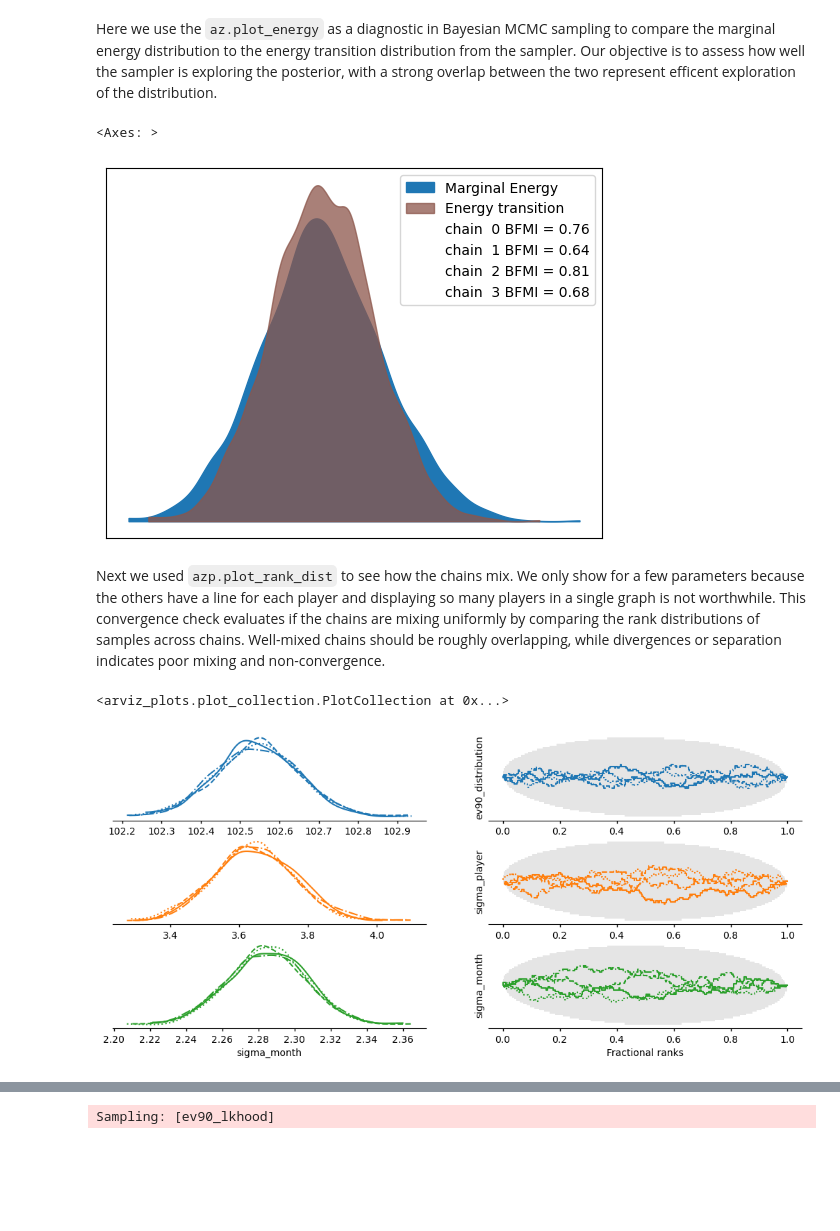
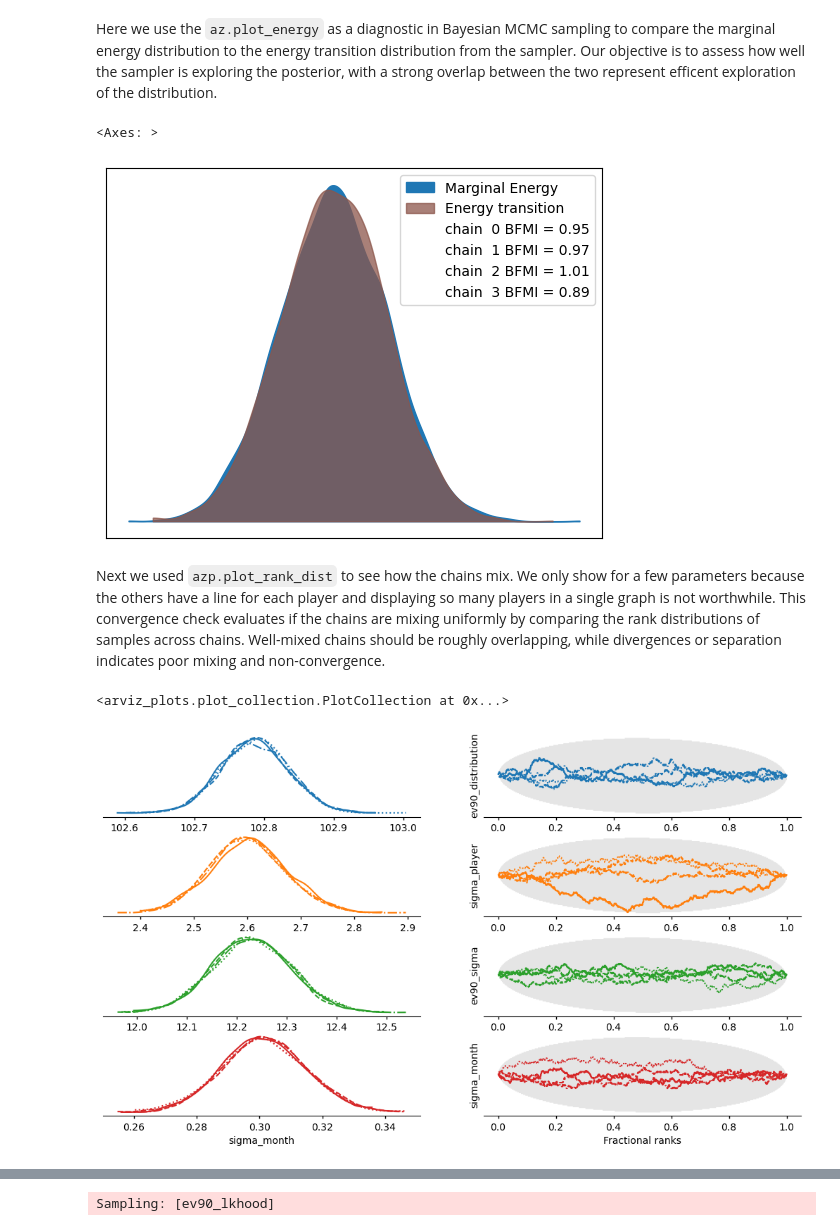
Before and after one commit to remmertjack/portfolio, a Jupyter notebook: batspeed/ev90_model.ipynb, the cells around one changed output, grey strips where cells are left out. Saved outputs shown, nothing was run; the diff lists cells and outputs as text; code cells hidden in the pictures; blank space fills up the shorter version.

```diff
--- a/batspeed/ev90_model.ipynb
+++ b/batspeed/ev90_model.ipynb
@@ -160,14 +177,14 @@ def sample_posterior_pred(model: pm.Model, trace: az.InferenceData) -> az.Infere
 Prior to running the model, we define some empirical means and standard deviations to help our priors.
 # %%
 # empirical means
-mu_emp = np.array([df['ev90'].mean(), df['bat_speed'].mean()])
-sigma_emp = np.array([df['ev90'].std(), df['bat_speed'].std()])
+emp_means = np.array([df['ev90'].mean(), df['bat_speed'].mean()])
+emp_stds = np.array([df['ev90'].std(), df['bat_speed'].std()])
 
-print(mu_emp)
-print(sigma_emp)
+print(emp_means)
+print(emp_stds)
 
-mu_ev90 = mu_emp[0]
-sigma_ev90 = sigma_emp[0]
+ev90_obs_mean = emp_means[0]
+ev90_obs_std = emp_stds[0]
 
 # main data
 n_obs = len(df)
@@ -179,5 +196,5 @@ ev90_index_vals = np.where(ev90_mask)[0].astype("int32") # indices of observed e
 ev90_observed = ev90_values[ev90_index_vals]
 
 bips_observed = np.clip(bips_values[ev90_index_vals], 1, 200)
-sigma_ev90_observed = sigma_ev90/np.sqrt(bips_observed)
+bips_sqrt = np.sqrt(bips_observed)
 # %% [output]
@@ -198,7 +215,7 @@ The first equation is our measurement likelihood: observed EV90 is normally dist
 # %%
 coords = {
     "observation_id": np.arange(n_obs),
-    "ev90_obs_id": np.arange(len(ev90_index_vals)),
+    "ev_obs_id": np.arange(len(ev90_index_vals)),
     "time": time_list,
     "time_walk": time_list[1:],
     "player": player_name_list
@@ -208,15 +225,15 @@ with pm.Model(coords=coords) as model:
     # data
     time_idx = pm.Data("time_idx", time_index_vals, dims=("observation_id",))
     player_idx = pm.Data("player_idx", player_index_vals, dims=("observation_id",))
-    ev90_idx = pm.Data('ev90_idx', ev90_index_vals, dims=("ev90_obs_id",))
+    ev_obs_idx = pm.Data('ev_idx', ev90_index_vals, dims=("ev_obs_id",))
 
     # priors
     ## ev90 distribution
-    ev90_distribution = pm.Normal('ev90_distribution', mu=mu_ev90, sigma=sigma_ev90)
-    ## how much do we expect players to vary from the overall mean ev90 +/- 3*sigma
-    sigma_player = pm.HalfNormal('sigma_player', sigma=1.0)
+    ev90_distribution = pm.Normal('ev90_distribution', mu=ev90_obs_mean, sigma=ev90_obs_std)
+    ## how much do we expect players to vary from the overall mean ev90
+    sigma_player = pm.Exponential('sigma_player', 1.0)
     ## month over month change in ev90
-    sigma_month = pm.HalfNormal('sigma_month', sigma=1.0)
+    sigma_month = pm.Exponential('sigma_month', scale = 1/3)
 
     # set initial values from N(0,1) dist
     player_init_raw = pm.Normal('player_init_raw', mu=0, sigma=1.0, dims=("player"))
@@ -236,7 +253,7 @@ with pm.Model(coords=coords) as model:
     ], axis=0)
 
     # scale the walk by innovation variance
-    monthly_walk = pm.Deterministic('monthly_walk', walk*sigma_month, dims=("time","player"))
+    monthly_walk = pm.Deterministic('monthly_walk', walk * sigma_month, dims=("time","player"))
 
     # make player start "first index", then add walk to get innovations over the months
     # [ev90 (from ev90 dist) in month 0, player]
@@ -246,4 +263,5 @@ with pm.Model(coords=coords) as model:
     theta_ev90_observed = theta_ev90[time_idx, player_idx]
 
     # lkhood
-    pm.Normal('ev90_lkhood', mu=theta_ev90_observed[ev90_idx], sigma=sigma_ev90_observed, observed=ev90_observed, dims=("ev90_obs_id",))
+    ev90_sigma = pm.Exponential('ev90_sigma', scale = 10.0)
+    pm.Normal('ev90_lkhood', mu=theta_ev90_observed[ev_obs_idx], sigma=ev90_sigma/bips_sqrt, observed=ev90_observed, dims=("ev_obs_id",))
@@ -250,3 +291,3 @@ with pm.Model(coords=coords) as model:
 # %%
 # Sample via MCMC and NUTS
-trace = sample(model, draws = 1000, tune = 1000, target_accept = 0.9,  path='measure_error.nc')
+trace = sample(model, draws = 2000, tune = 2000, target_accept = 0.95,  path='measure_error.nc')
@@ -294,11 +332,11 @@ Here we use the `az.plot_energy` as a diagnostic in Bayesian MCMC sampling to co
 az.plot_energy(trace)
 # %% [output]
 <Axes: >
-[figure, old version]
+[figure, new version]
 # %% [markdown]
 Next we used `azp.plot_rank_dist` to see how the chains mix. We only show for a few parameters because the others have a line for each player and displaying so many players in a single graph is not worthwhile. This convergence check evaluates if the chains are mixing uniformly by comparing the rank distributions of samples across chains. Well-mixed chains should be roughly overlapping, while divergences or separation indicates poor mixing and non-convergence.
 # %%
-azp.plot_rank_dist(trace, var_names=['ev90_distribution','sigma_player','sigma_month'])
+azp.plot_rank_dist(trace, var_names=['ev90_distribution','sigma_player','ev90_sigma', 'sigma_month'])
 # %% [output]
 <arviz_plots.plot_collection.PlotCollection at 0x...>
-[figure, old version]
+[figure, new version]
```
Also changed, not shown: parts of 36 cells of this notebook, 2 other files.
